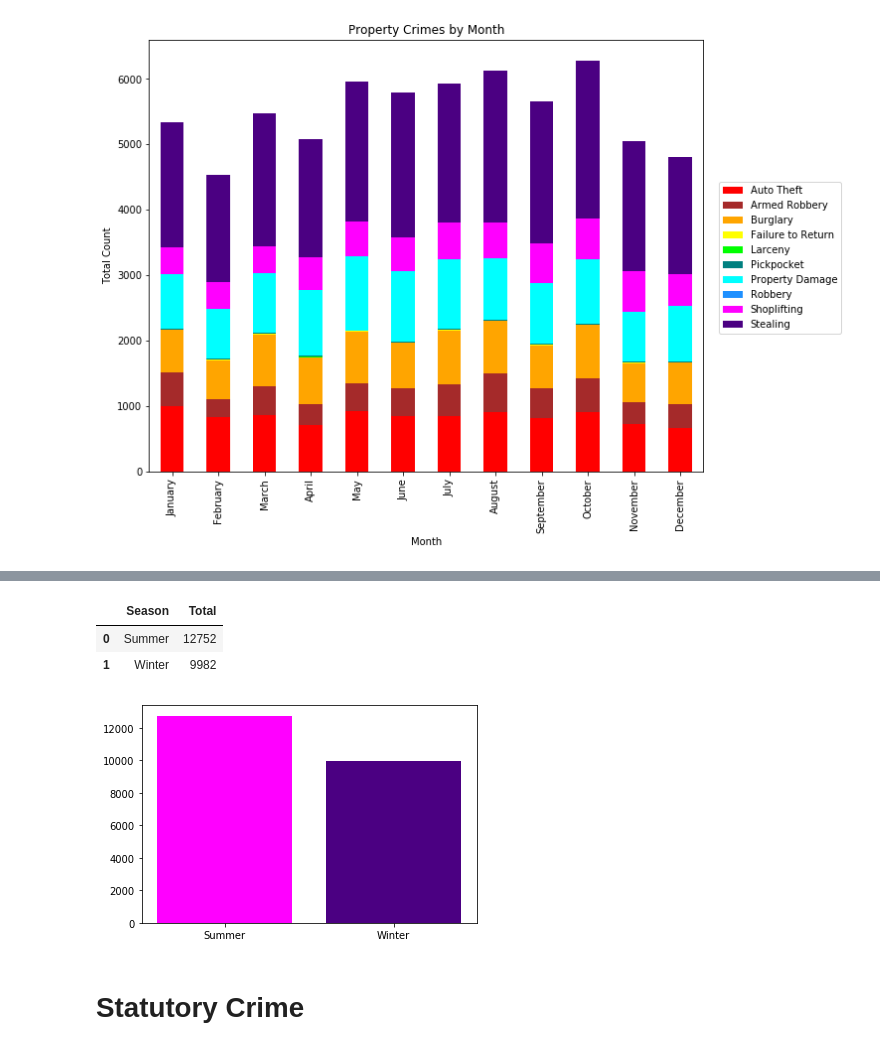
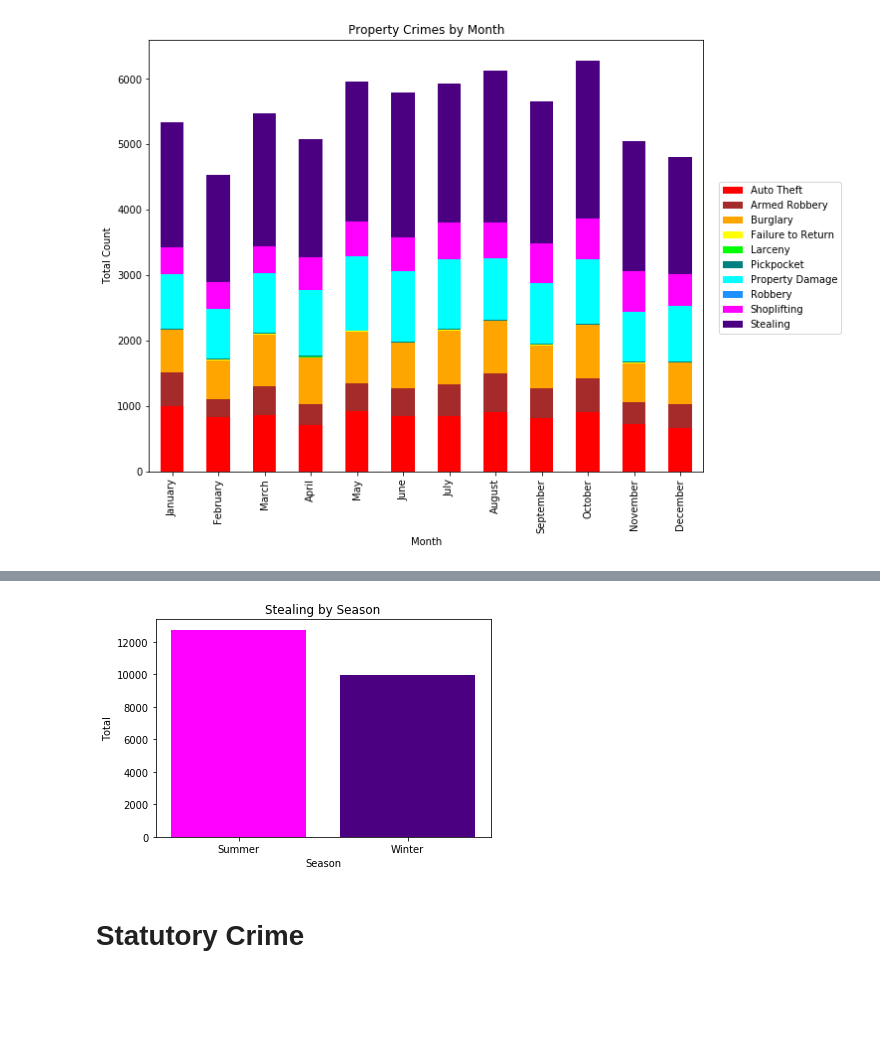
Before and after one commit to kanskris/kansas_crime_2018, a Jupyter notebook: Laylaa- Monthly Analysis.ipynb, the cells around one changed output, grey strips where cells are left out. Drawn from its saved outputs; the diff is of its cells as text; code cells hidden in the pictures; blank space fills up the shorter version.

Commit message:
analysis completed and new graph added

```diff
--- a/Laylaa- Monthly Analysis.ipynb
+++ b/Laylaa- Monthly Analysis.ipynb
@@ -382,18 +301,15 @@ totalSummer = totalSummer + x
 # %%
 df4 = pd.DataFrame({'Season': ['Summer', 'Winter'],
                    'Total': [totalSummer, totalWinter]})
-df4
-# %% [output]
-|  | Season | Total |
-| 0 | Summer | 12752 |
-| 1 | Winter | 9982 |
 # %%
 typeSeason = plt.bar(x = df4['Season'], height = df4['Total'], color=['magenta', 'indigo'])
 plt.title('Stealing by Season')
 plt.ylabel('Total')
+plt.xlabel('Season')
+plt.savefig('Images/Stealing by Season')
 plt.show()
 # %% [output]
-[figure, old version]
+[figure, new version]
 # %% [markdown]
 # Statutory Crime
 # %%
```
Also changed, not shown: parts of 15 cells of this notebook, 2 other files.
